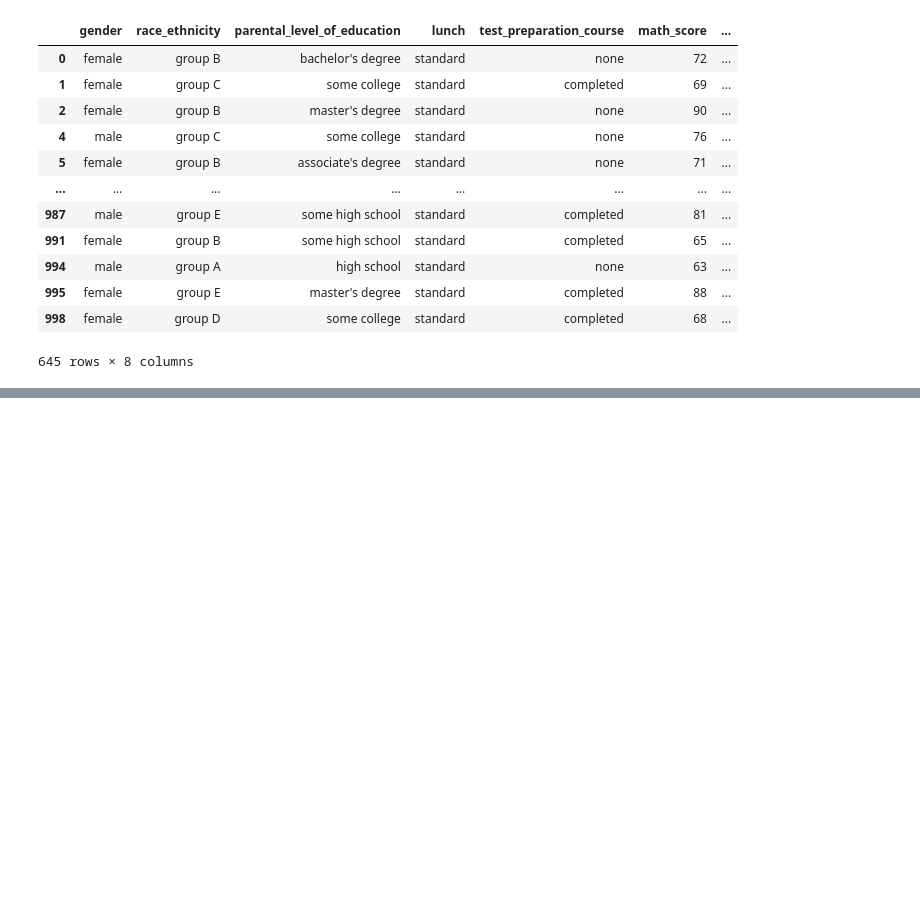
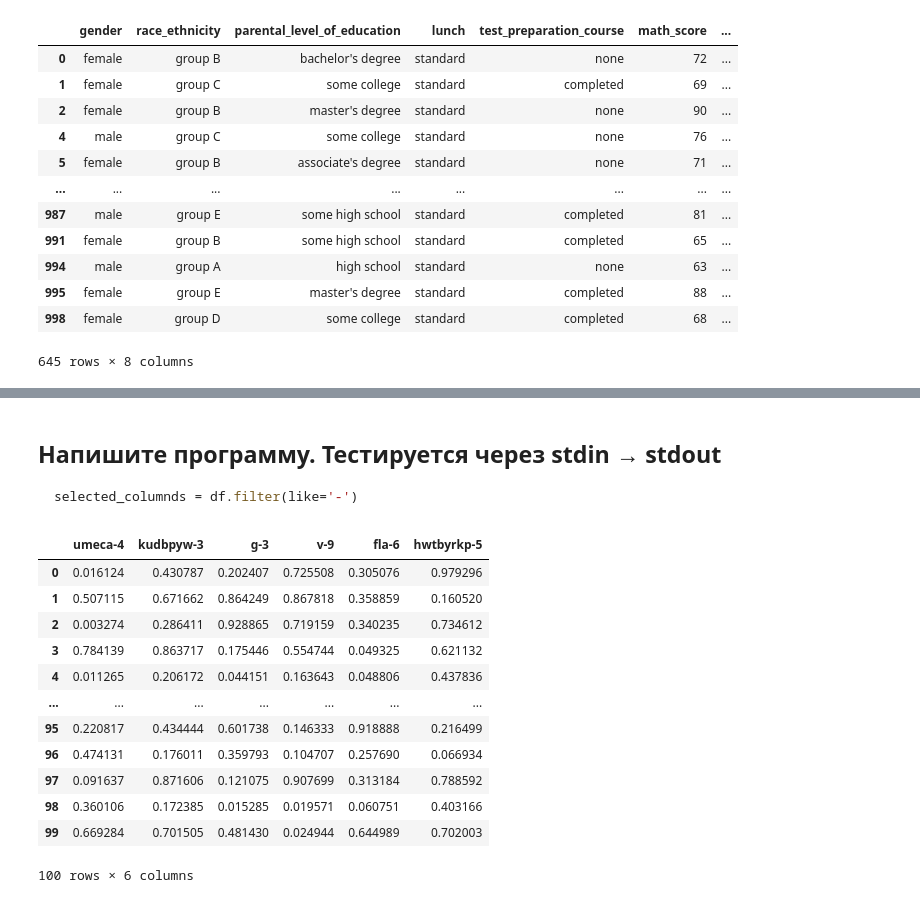
Before and after one commit to sschekotikhin/machine-learning, a Jupyter notebook: Stepik/DataScience/1_5.ipynb, the cells around one changed output, grey strips where cells are left out. Cells and saved outputs as stored; diff of their text form; code cells hidden in the pictures; blank space fills up the shorter version.

````diff
--- a/Stepik/DataScience/1_5.ipynb
+++ b/Stepik/DataScience/1_5.ipynb
@@ -236,0 +291,23 @@ student_stats.query("lunch == 'standard'")
+# %% [markdown]
+## Напишите программу. Тестируется через stdin → stdout
+```python
+selected_columnds = df.filter(like='-')
+```
+# %%
+df = pd.read_csv('column_hell.csv')
+# %%
+df.filter(like='-')
+# %% [output]
+|  | umeca-4 | kudbpyw-3 | g-3 | v-9 | fla-6 | hwtbyrkp-5 |
+| 0 | 0.016124 | 0.430787 | 0.202407 | 0.725508 | 0.305076 | 0.979296 |
+| 1 | 0.507115 | 0.671662 | 0.864249 | 0.867818 | 0.358859 | 0.160520 |
+| 2 | 0.003274 | 0.286411 | 0.928865 | 0.719159 | 0.340235 | 0.734612 |
+| 3 | 0.784139 | 0.863717 | 0.175446 | 0.554744 | 0.049325 | 0.621132 |
+| 4 | 0.011265 | 0.206172 | 0.044151 | 0.163643 | 0.048806 | 0.437836 |
+| ... | ... | ... | ... | ... | ... | ... |
+| 95 | 0.220817 | 0.434444 | 0.601738 | 0.146333 | 0.918888 | 0.216499 |
+| 96 | 0.474131 | 0.176011 | 0.359793 | 0.104707 | 0.257690 | 0.066934 |
+| 97 | 0.091637 | 0.871606 | 0.121075 | 0.907699 | 0.313184 | 0.788592 |
+| 98 | 0.360106 | 0.172385 | 0.015285 | 0.019571 | 0.060751 | 0.403166 |
+| 99 | 0.669284 | 0.701505 | 0.481430 | 0.024944 | 0.644989 | 0.702003 |
+100 rows × 6 columns
````
Also changed, not shown: parts of 6 cells of this notebook, 4 other files.
